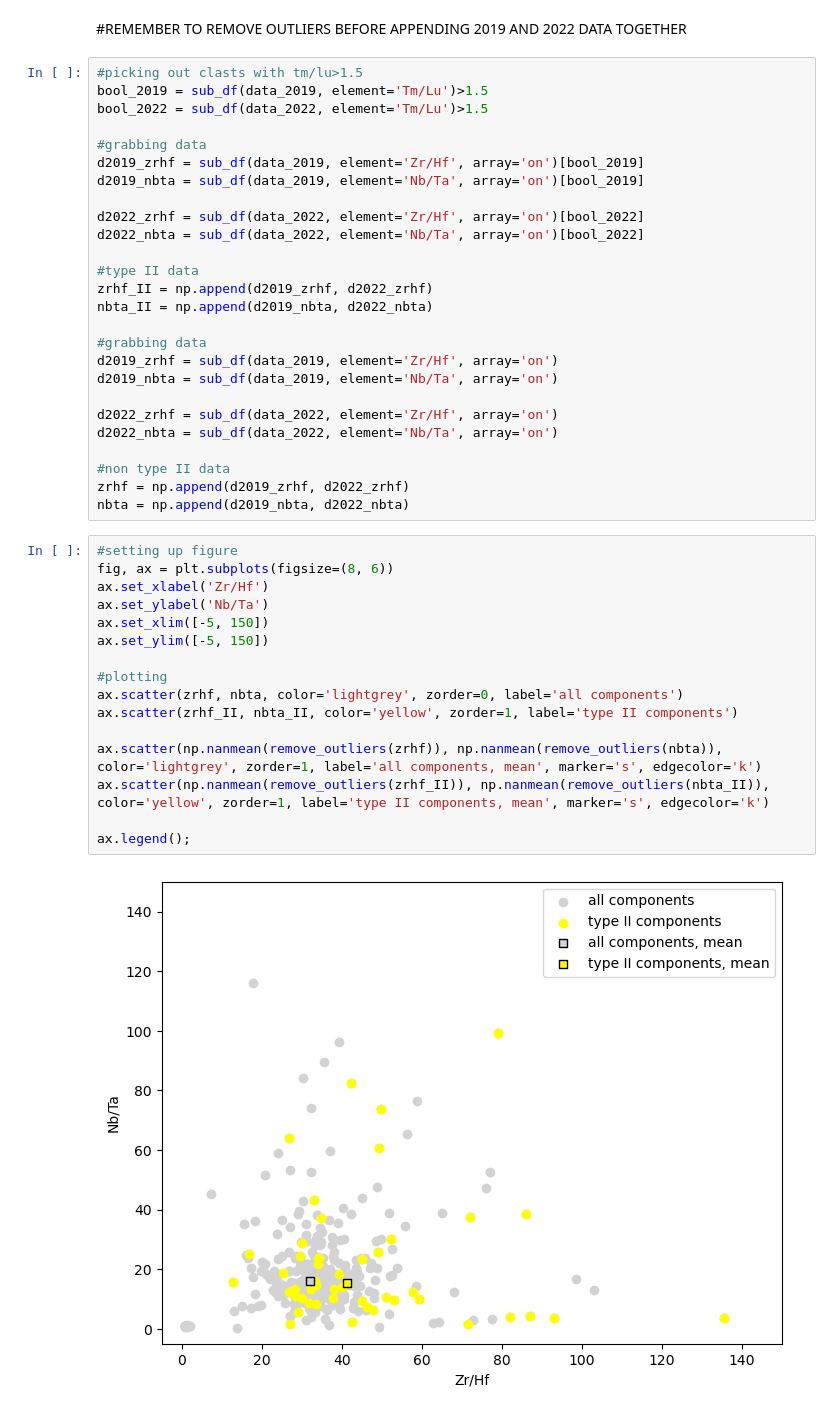
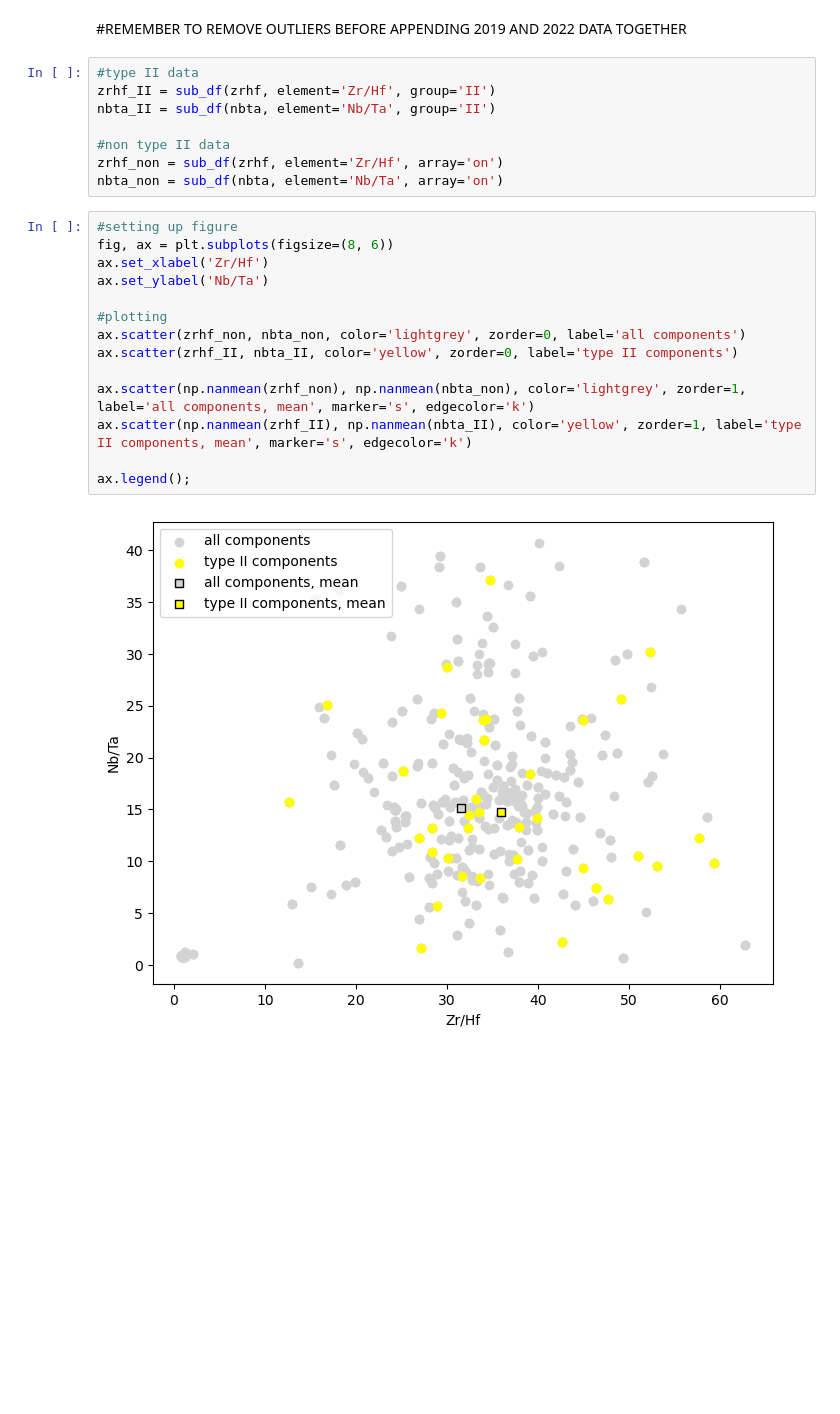
Before and after one commit to JGCAITLIN/HFSE, a Jupyter notebook: prelim_plotting.ipynb, the cells around one changed output. Saved outputs shown, nothing was run; the diff lists cells and outputs as text; blank space fills up the shorter version.

Commit message:
debugged function and remade plots with better function

```diff
--- a/prelim_plotting.ipynb
+++ b/prelim_plotting.ipynb
@@ -729,47 +462,27 @@ ax.add_artist(legend2);
 # %% [markdown]
 #REMEMBER TO REMOVE OUTLIERS BEFORE APPENDING 2019 AND 2022 DATA TOGETHER
 # %%
-#picking out clasts with tm/lu>1.5
-bool_2019 = sub_df(data_2019, element='Tm/Lu')>1.5
-bool_2022 = sub_df(data_2022, element='Tm/Lu')>1.5
-
-#grabbing data
-d2019_zrhf = sub_df(data_2019, element='Zr/Hf', array='on')[bool_2019]
-d2019_nbta = sub_df(data_2019, element='Nb/Ta', array='on')[bool_2019]
-
-d2022_zrhf = sub_df(data_2022, element='Zr/Hf', array='on')[bool_2022]
-d2022_nbta = sub_df(data_2022, element='Nb/Ta', array='on')[bool_2022]
-
 #type II data
-zrhf_II = np.append(d2019_zrhf, d2022_zrhf)
-nbta_II = np.append(d2019_nbta, d2022_nbta)
-
-#grabbing data
-d2019_zrhf = sub_df(data_2019, element='Zr/Hf', array='on')
-d2019_nbta = sub_df(data_2019, element='Nb/Ta', array='on')
-
-d2022_zrhf = sub_df(data_2022, element='Zr/Hf', array='on')
-d2022_nbta = sub_df(data_2022, element='Nb/Ta', array='on')
+zrhf_II = sub_df(zrhf, element='Zr/Hf', group='II')
+nbta_II = sub_df(nbta, element='Nb/Ta', group='II')
 
 #non type II data
-zrhf = np.append(d2019_zrhf, d2022_zrhf)
-nbta = np.append(d2019_nbta, d2022_nbta)
+zrhf_non = sub_df(zrhf, element='Zr/Hf', array='on')
+nbta_non = sub_df(nbta, element='Nb/Ta', array='on')
 # %%
 #setting up figure
 fig, ax = plt.subplots(figsize=(8, 6))
 ax.set_xlabel('Zr/Hf')
 ax.set_ylabel('Nb/Ta')
-ax.set_xlim([-5, 150])
-ax.set_ylim([-5, 150])
 
 #plotting
-ax.scatter(zrhf, nbta, color='lightgrey', zorder=0, label='all components')
-ax.scatter(zrhf_II, nbta_II, color='yellow', zorder=1, label='type II components')
+ax.scatter(zrhf_non, nbta_non, color='lightgrey', zorder=0, label='all components')
+ax.scatter(zrhf_II, nbta_II, color='yellow', zorder=0, label='type II components')
 
-ax.scatter(np.nanmean(remove_outliers(zrhf)), np.nanmean(remove_outliers(nbta)), color='lightgrey', zorder=1, label='all components, mean', marker='s', edgecolor='k')
-ax.scatter(np.nanmean(remove_outliers(zrhf_II)), np.nanmean(remove_outliers(nbta_II)), color='yellow', zorder=1, label='type II components, mean', marker='s', edgecolor='k')
+ax.scatter(np.nanmean(zrhf_non), np.nanmean(nbta_non), color='lightgrey', zorder=1, label='all components, mean', marker='s', edgecolor='k')
+ax.scatter(np.nanmean(zrhf_II), np.nanmean(nbta_II), color='yellow', zorder=1, label='type II components, mean', marker='s', edgecolor='k')
 
 ax.legend();
 # %% [output]
-[figure, old version]
+[figure, new version]
 # %%
```
Also changed, not shown: parts of 26 cells of this notebook.
